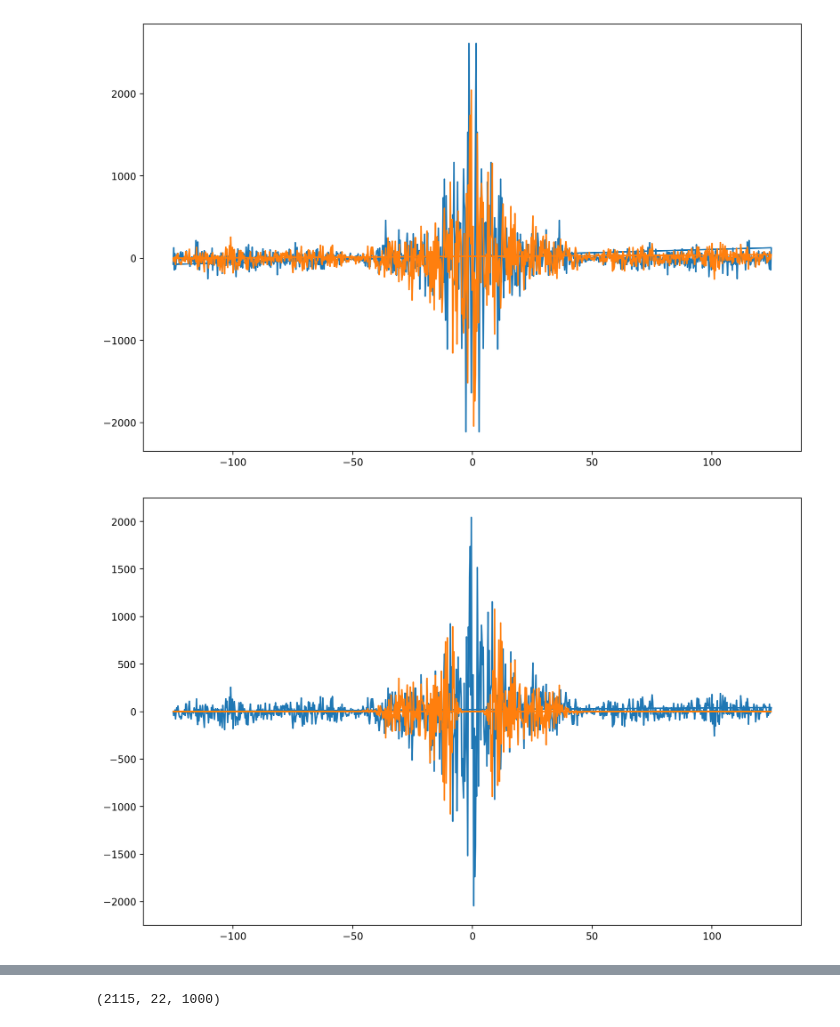
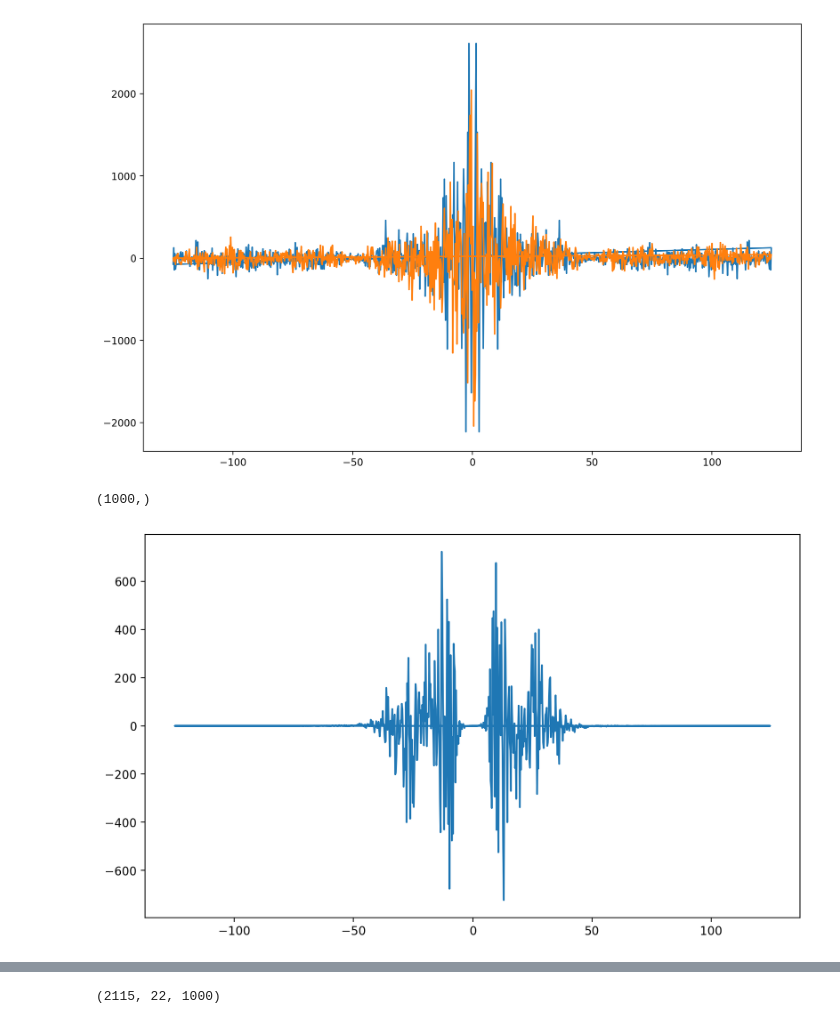
Before and after one commit to RX-0-95/EEG_Classification, a Jupyter notebook: data_process.ipynb, the cells around one changed output, grey strips where cells are left out. Saved outputs shown, nothing was run; the diff lists cells and outputs as text; code cells hidden in the pictures.

```diff
--- a/data_process.ipynb
+++ b/data_process.ipynb
@@ -11,8 +11,8 @@ from eeg_net.data_process import *
 %load_ext autoreload
 %autoreload 2
 %matplotlib inline
-#plt.rcParams['figure.figsize'] = [10, 6]
-#plt.rcParams['figure.dpi'] = 200
+plt.rcParams['figure.figsize'] = [10, 6]
+plt.rcParams['figure.dpi'] = 200
 X_test = np.load("data/X_test.npy")
 y_test = np.load("data/y_test.npy")
 person_train_valid = np.load("data/person_train_valid.npy")
@@ -80,32 +80,34 @@ freq = np.fft.fftfreq(1000)*250
 [<matplotlib.lines.Line2D at 0x...>]
 [figure]
 # %%
-
+sig = X_train_valid[1,1,:]
 def butter_bandpass(lowcut, highcut, fs, order=6):
     nyq = 0.5 * fs
     low = lowcut / nyq
     high = highcut / nyq
     b, a = butter(order, [low, high], btype='band')
     return b, a
 
 
 def butter_bandpass_filter(data, lowcut, highcut, fs, order=5):
     b, a = butter_bandpass(lowcut, highcut, fs, order=order)
     y = lfilter(b, a, data)
     return y
 
 fs = 250
 lowcut = 8
 hightcut = 35
 sig_band = butter_bandpass_filter(sig,lowcut,hightcut,fs)
 sp_band = np.fft.fft(sig_band)
 freq = np.fft.fftfreq(1000)*250
 #plt.plot(freq,sp.real)
-plt.plot(freq,sp.imag)
+#plt.plot(freq,sp.imag)
 #a = plt.plot(freq,sp_band.real)
 b = plt.plot(freq,sp_band.imag)
+print(sp_band.imag.shape)
 # %% [output]
+(1000,)
-[figure, old version]
+[figure, new version]
 # %%
 sig = X_train_valid[1,1,:]
 plt.plot(sig)
```
Also changed, not shown: parts of 15 cells of this notebook, 13 other files.
